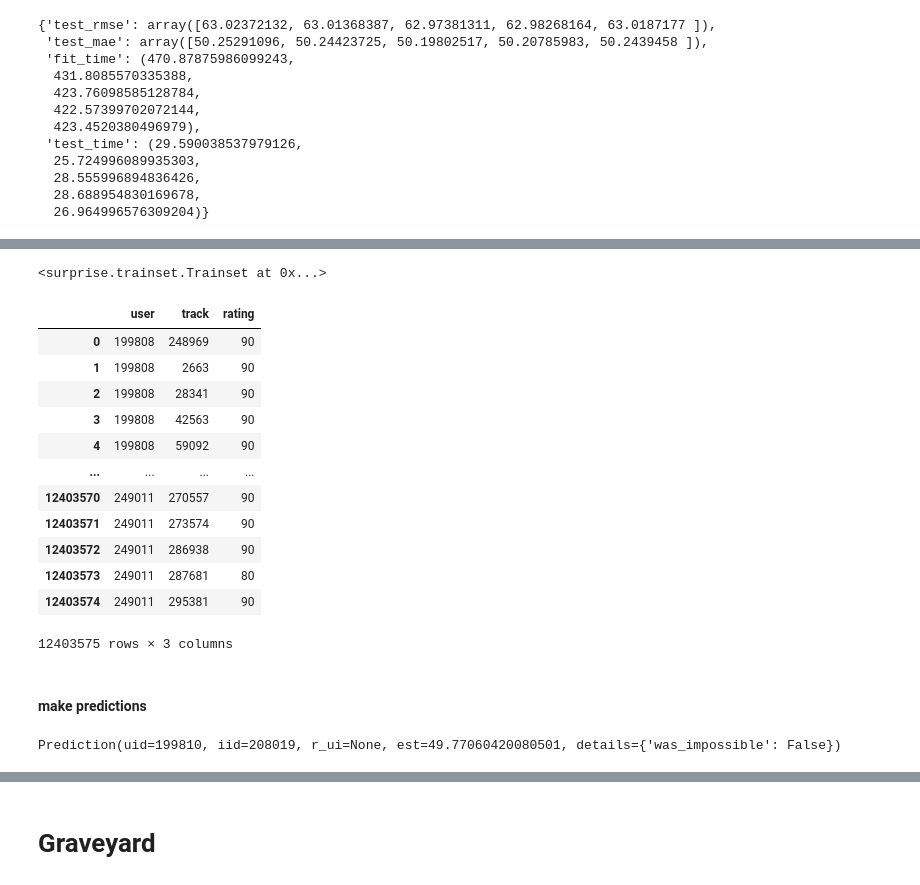
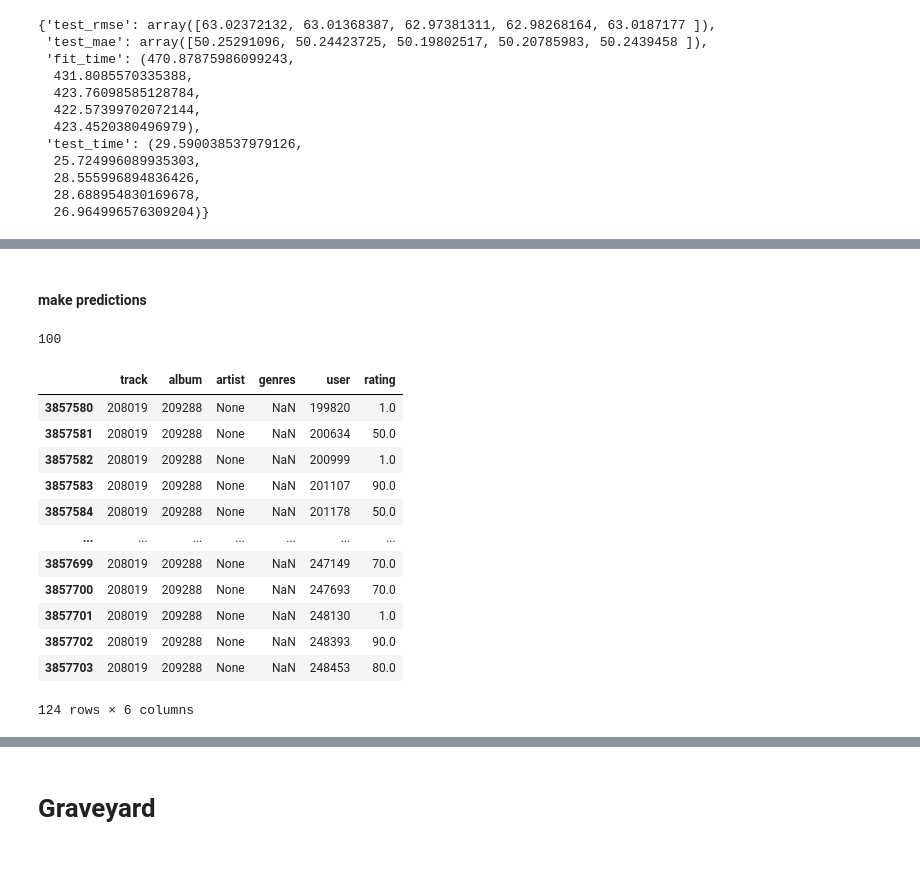
Before and after one commit to zaphodnothingth/nw-msds458-DeepLearning, a Jupyter notebook: final/YahooMusicRecommendations - surprise .ipynb, the cells around one changed output, grey strips where cells are left out. Cells and saved outputs as stored; diff of their text form; code cells hidden in the pictures.

```diff
--- a/final/YahooMusicRecommendations - surprise .ipynb
+++ b/final/YahooMusicRecommendations - surprise .ipynb
@@ -87,30 +198,26 @@ Wall time: 8min 7s
 <surprise.prediction_algorithms.matrix_factorization.SVD at 0x...>
-# %%
-trainset
-# %% [output]
-<surprise.trainset.Trainset at 0x...>
-# %%
-df_train
-# %% [output]
-|  | user | track | rating |
-| 0 | 199808 | 248969 | 90 |
-| 1 | 199808 | 2663 | 90 |
-| 2 | 199808 | 28341 | 90 |
-| 3 | 199808 | 42563 | 90 |
-| 4 | 199808 | 59092 | 90 |
-| ... | ... | ... | ... |
-| 12403570 | 249011 | 270557 | 90 |
-| 12403571 | 249011 | 273574 | 90 |
-| 12403572 | 249011 | 286938 | 90 |
-| 12403573 | 249011 | 287681 | 80 |
-| 12403574 | 249011 | 295381 | 90 |
-12403575 rows × 3 columns
 # %% [markdown]
 #### make predictions
 # %%
-svd.predict(199810, int(208019))
+svd.predict(str(199810), str(208019)).est
 # %% [output]
-Prediction(uid=199810, iid=208019, r_ui=None, est=49.77060420080501, details={'was_impossible': False})
+100
+# %%
+df_trainWgenres[df_trainWgenres.track==208019]
+# %% [output]
+|  | track | album | artist | genres | user | rating |
+| 3857580 | 208019 | 209288 | None | NaN | 199820 | 1.0 |
+| 3857581 | 208019 | 209288 | None | NaN | 200634 | 50.0 |
+| 3857582 | 208019 | 209288 | None | NaN | 200999 | 1.0 |
+| 3857583 | 208019 | 209288 | None | NaN | 201107 | 90.0 |
+| 3857584 | 208019 | 209288 | None | NaN | 201178 | 50.0 |
+| ... | ... | ... | ... | ... | ... | ... |
+| 3857699 | 208019 | 209288 | None | NaN | 247149 | 70.0 |
+| 3857700 | 208019 | 209288 | None | NaN | 247693 | 70.0 |
+| 3857701 | 208019 | 209288 | None | NaN | 248130 | 1.0 |
+| 3857702 | 208019 | 209288 | None | NaN | 248393 | 90.0 |
+| 3857703 | 208019 | 209288 | None | NaN | 248453 | 80.0 |
+124 rows × 6 columns
 # %%
 predictions = []
 with open('ee627a-2019fall/testItem2.txt') as f:
```
Also changed, not shown: parts of 65 cells of this notebook, 6 other files.
